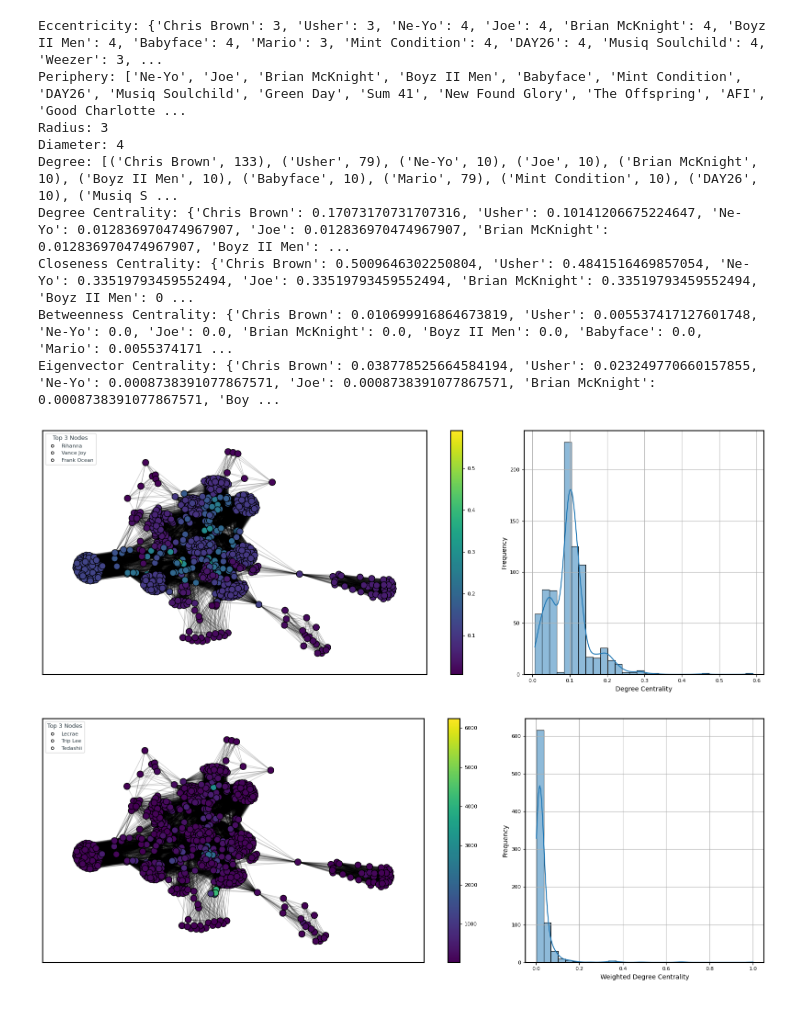
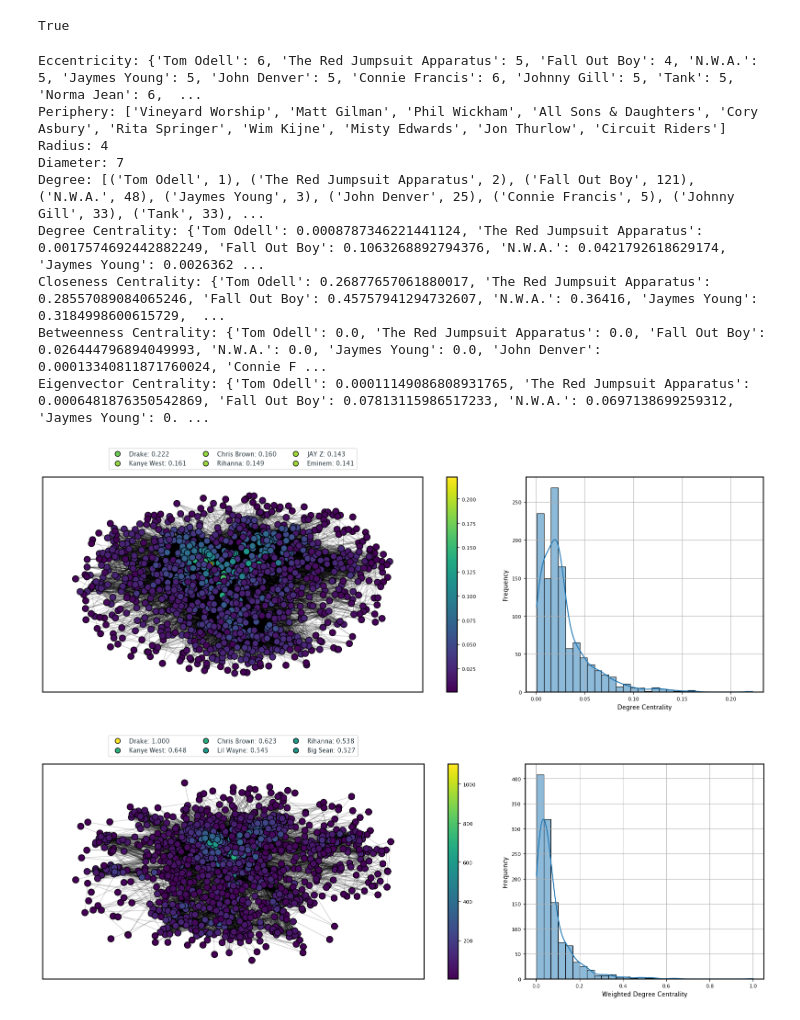
Before and after one commit to micheledinelli/spotify-playlists-network-analysis, a Jupyter notebook: metrics/centrality.ipynb, the cells around one changed output. Drawn from its saved outputs; the diff is of its cells as text; code cells hidden in the pictures.

Commit message:
feat: update centrality measures

```diff
--- a/metrics/centrality.ipynb
+++ b/metrics/centrality.ipynb
@@ -19,3 +20,7 @@ Graph with 780 nodes and 30052 edges
+# %%
+nx.is_connected(G)
+# %% [output]
+True
 # %%
 eccentricity = nx.eccentricity(G)
 periphery = nx.periphery(G)
@@ -24,7 +29,6 @@ radius = nx.radius(G)
 diameter = nx.diameter(G)
 degree = nx.degree(G)
 
-harmonic_centrality = nx.harmonic_centrality(G)
 degree_centrality = nx.degree_centrality(G)
 weighted_degree_centrality = dict(G.degree(weight='weight'))
 closeness_centrality =  nx.closeness_centrality(G)
@@ -41,77 +45,101 @@ print(f"Closeness Centrality: {closeness_centrality}")
 print(f"Betweenness Centrality: {betweenness_centrality}")
 print(f"Eigenvector Centrality: {eigenvector_centrality}")
 # %% [output]
-Eccentricity: {'Chris Brown': 3, 'Usher': 3, 'Ne-Yo': 4, 'Joe': 4, 'Brian McKnight': 4, 'Boyz II Men': 4, 'Babyface': 4, 'Mario': 3, 'Mint Condition': 4, 'DAY26': 4, 'Musiq Soulchild': 4, 'Weezer': 3, ...
-Periphery: ['Ne-Yo', 'Joe', 'Brian McKnight', 'Boyz II Men', 'Babyface', 'Mint Condition', 'DAY26', 'Musiq Soulchild', 'Green Day', 'Sum 41', 'New Found Glory', 'The Offspring', 'AFI', 'Good Charlotte ...
-Radius: 3
-Diameter: 4
-Degree: [('Chris Brown', 133), ('Usher', 79), ('Ne-Yo', 10), ('Joe', 10), ('Brian McKnight', 10), ('Boyz II Men', 10), ('Babyface', 10), ('Mario', 79), ('Mint Condition', 10), ('DAY26', 10), ('Musiq S ...
-Degree Centrality: {'Chris Brown': 0.17073170731707316, 'Usher': 0.10141206675224647, 'Ne-Yo': 0.012836970474967907, 'Joe': 0.012836970474967907, 'Brian McKnight': 0.012836970474967907, 'Boyz II Men': ...
-Closeness Centrality: {'Chris Brown': 0.5009646302250804, 'Usher': 0.4841516469857054, 'Ne-Yo': 0.33519793459552494, 'Joe': 0.33519793459552494, 'Brian McKnight': 0.33519793459552494, 'Boyz II Men': 0 ...
-Betweenness Centrality: {'Chris Brown': 0.010699916864673819, 'Usher': 0.005537417127601748, 'Ne-Yo': 0.0, 'Joe': 0.0, 'Brian McKnight': 0.0, 'Boyz II Men': 0.0, 'Babyface': 0.0, 'Mario': 0.0055374171 ...
-Eigenvector Centrality: {'Chris Brown': 0.038778525664584194, 'Usher': 0.023249770660157855, 'Ne-Yo': 0.0008738391077867571, 'Joe': 0.0008738391077867571, 'Brian McKnight': 0.0008738391077867571, 'Boy ...
+Eccentricity: {'Tom Odell': 6, 'The Red Jumpsuit Apparatus': 5, 'Fall Out Boy': 4, 'N.W.A.': 5, 'Jaymes Young': 5, 'John Denver': 5, 'Connie Francis': 6, 'Johnny Gill': 5, 'Tank': 5, 'Norma Jean': 6,  ...
+Periphery: ['Vineyard Worship', 'Matt Gilman', 'Phil Wickham', 'All Sons & Daughters', 'Cory Asbury', 'Rita Springer', 'Wim Kijne', 'Misty Edwards', 'Jon Thurlow', 'Circuit Riders']
+Radius: 4
+Diameter: 7
+Degree: [('Tom Odell', 1), ('The Red Jumpsuit Apparatus', 2), ('Fall Out Boy', 121), ('N.W.A.', 48), ('Jaymes Young', 3), ('John Denver', 25), ('Connie Francis', 5), ('Johnny Gill', 33), ('Tank', 33), ...
+Degree Centrality: {'Tom Odell': 0.0008787346221441124, 'The Red Jumpsuit Apparatus': 0.0017574692442882249, 'Fall Out Boy': 0.1063268892794376, 'N.W.A.': 0.0421792618629174, 'Jaymes Young': 0.0026362 ...
+Closeness Centrality: {'Tom Odell': 0.26877657061880017, 'The Red Jumpsuit Apparatus': 0.28557089084065246, 'Fall Out Boy': 0.45757941294732607, 'N.W.A.': 0.36416, 'Jaymes Young': 0.3184998600615729,  ...
+Betweenness Centrality: {'Tom Odell': 0.0, 'The Red Jumpsuit Apparatus': 0.0, 'Fall Out Boy': 0.026444796894049993, 'N.W.A.': 0.0, 'Jaymes Young': 0.0, 'John Denver': 0.00013340811871760024, 'Connie F ...
+Eigenvector Centrality: {'Tom Odell': 0.00011149086808931765, 'The Red Jumpsuit Apparatus': 0.0006481876350542869, 'Fall Out Boy': 0.07813115986517233, 'N.W.A.': 0.0697138699259312, 'Jaymes Young': 0. ...
 # %%
 fig, axes = plt.subplots(1, 2, figsize=(16, 6), gridspec_kw={'width_ratios': [4, 2]})
 
 degree_centrality_values = list(degree_centrality.values())
 
-pos_degree_centrality = nx.spring_layout(G, seed=42, k=0.3)
+pos_degree_centrality = nx.spring_layout(G, seed=42, k=0.6)
 color = list(dict(degree_centrality).values())
 
 nx.draw_networkx_edges(G, pos=pos_degree_centrality, alpha=0.2, ax=axes[0])
 nodes = nx.draw_networkx_nodes(G, pos=pos_degree_centrality, node_color=color, cmap=plt.cm.viridis, edgecolors='black', ax=axes[0], node_size=100)
 
-top_3_nodes = sorted(degree_centrality.items(), key=lambda x: x[1], reverse=True)[:3]
+top_6_nodes = sorted(degree_centrality.items(), key=lambda x: x[1], reverse=True)[:6]
+
+top_6 = [degree_centrality[node] for node, _ in top_6_nodes]
+top_6_colors = [plt.cm.viridis_r(color) for color in top_6]
 
 legend_handles = [
-    mpl.lines.Line2D([0], [0], label=node, marker='o', markerfacecolor='w', markersize=4, markeredgecolor='black', linestyle='None')
-    for node, _ in top_3_nodes
+    mpl.lines.Line2D(
+        [0], [0],
+        label=f"{node}: {centrality:.3f}",
+        marker='o',
+        markerfacecolor=color,
+        markeredgecolor='black',
+        markersize=8,
+        linestyle='None'
+    )
+    for (node, centrality), color in zip(top_6_nodes, top_6_colors)
 ]
-axes[0].legend(handles=legend_handles, title='Top 3 Nodes', loc='upper left', fontsize=8, frameon=True)
+axes[0].legend(handles=legend_handles, loc='upper center', ncol=3, bbox_to_anchor=(0.5, 1.15), frameon=True)
 
 sns.histplot(degree_centrality_values, ax=axes[1], fill=True, bins=30, kde=True)
 axes[1].set_xlabel("Degree Centrality")
 axes[1].set_ylabel("Frequency")
 axes[1].grid()
 
 plt.colorbar(nodes)
 plt.tight_layout()
 plt.savefig("../plots/degree-centrality.png", transparent=True)
 plt.show()
 # %% [output]
-[figure, old version]
+[figure, new version]
 # %%
 fig, axes = plt.subplots(1, 2, figsize=(16, 6), gridspec_kw={'width_ratios': [4, 2]})
 
-pos_degree_centrality = nx.spring_layout(G, seed=42, k=0.3)
+pos_weighted_degree_centrality = nx.spring_layout(G, seed=42, k=0.4)
 color = list(dict(weighted_degree_centrality).values())
 
-nx.draw_networkx_edges(G, pos=pos_degree_centrality, alpha=0.2, ax=axes[0])
-nodes = nx.draw_networkx_nodes(G, pos=pos_degree_centrality, node_color=color, cmap=plt.cm.viridis, edgecolors='black', ax=axes[0], node_size=100)
-
-top_3_nodes = sorted(weighted_degree_centrality.items(), key=lambda x: x[1], reverse=True)[:3]
+nx.draw_networkx_edges(G, pos=pos_weighted_degree_centrality, alpha=0.2, ax=axes[0])
+nodes = nx.draw_networkx_nodes(G, pos=pos_weighted_degree_centrality, node_color=color, cmap=plt.cm.viridis, edgecolors='black', ax=axes[0], node_size=100)
 
 weighted_degree_centrality_values = list(weighted_degree_centrality.values())
 max_weighted_degree_centrality = max(weighted_degree_centrality_values)
 weighted_degree_centrality_values = [v / max_weighted_degree_centrality for v in weighted_degree_centrality_values]
+
+weighted_degree_centrality = dict(zip(weighted_degree_centrality.keys(), weighted_degree_centrality_values))
+
+top_6_nodes = sorted(weighted_degree_centrality.items(), key=lambda x: x[1], reverse=True)[:6]
 
 sns.histplot(weighted_degree_centrality_values, ax=axes[1], fill=True, bins=30, kde=True)
 axes[1].set_xlabel("Weighted Degree Centrality")
 axes[1].set_ylabel("Frequency")
 axes[1].grid()
 
+top_6 = [weighted_degree_centrality[node] for node, _ in top_6_nodes]
+top_6_colors = [plt.cm.viridis(color) for color in top_6]
+
 legend_handles = [
-    mpl.lines.Line2D([0], [0], label=node, marker='o', markerfacecolor='w', markersize=4, markeredgecolor='black', linestyle='None')
-    for node, _ in top_3_nodes
+    mpl.lines.Line2D(
+        [0], [0],
+        label=f"{node}: {centrality:.3f}",
+        marker='o',
+        markerfacecolor=color,
+        markeredgecolor='black',
+        markersize=8,
+        linestyle='None'
+    )
+    for (node, centrality), color in zip(top_6_nodes, top_6_colors)
 ]
-axes[0].legend(handles=legend_handles, title='Top 3 Nodes', loc='upper left', fontsize=8, frameon=True)
+axes[0].legend(handles=legend_handles, loc='upper center', ncol=3, bbox_to_anchor=(0.5, 1.15), frameon=True)
 
 plt.colorbar(nodes)
 plt.tight_layout()
 plt.savefig("../plots/weighted-degree-centrality.png", transparent=True)
 plt.show()
 # %% [output]
-[figure, old version]
+[figure, new version]
 # %%
 fig, axes = plt.subplots(1, 2, figsize=(16, 6), gridspec_kw={'width_ratios': [4, 2]})
 
```
Also changed, not shown: parts of 10 cells of this notebook, 9 other files.
